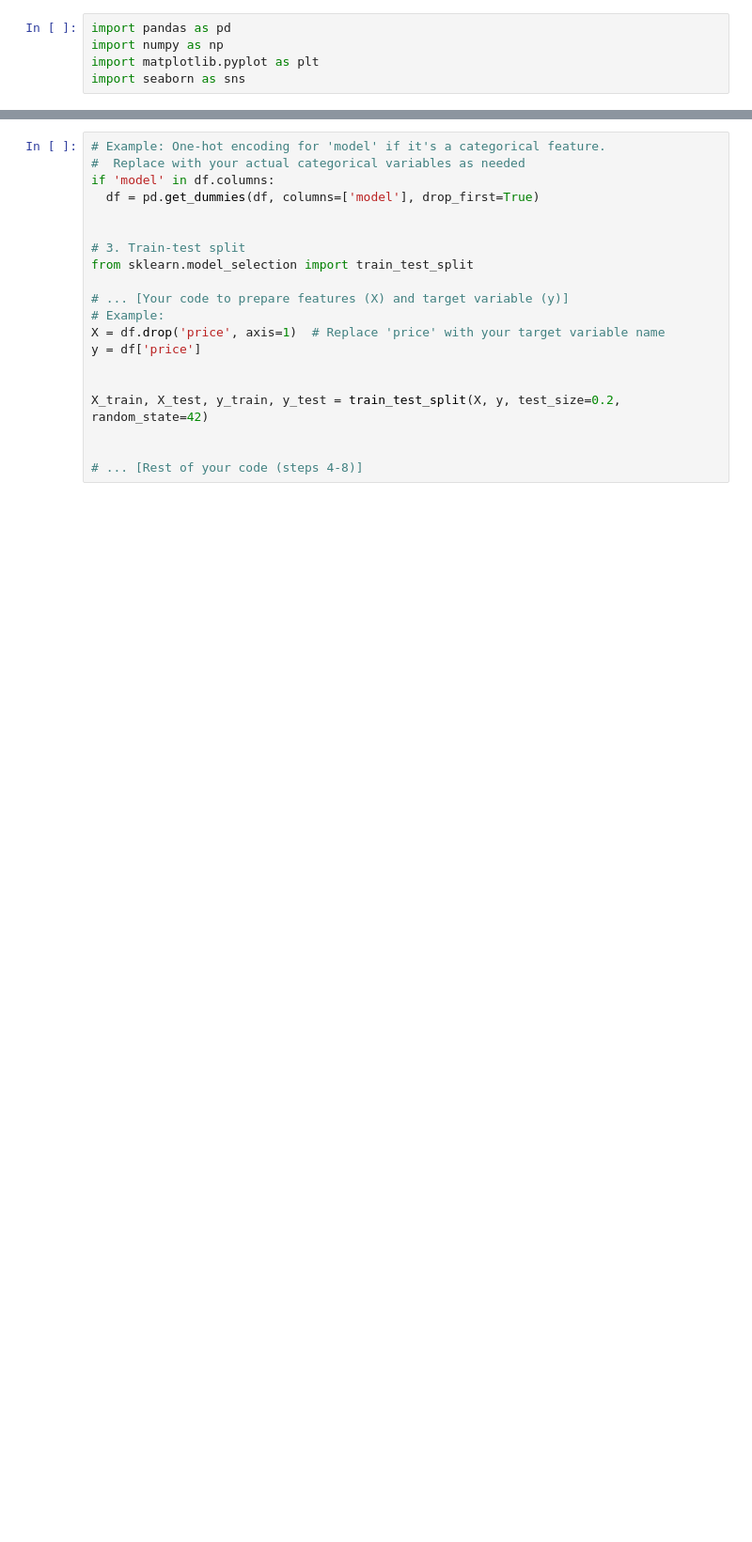
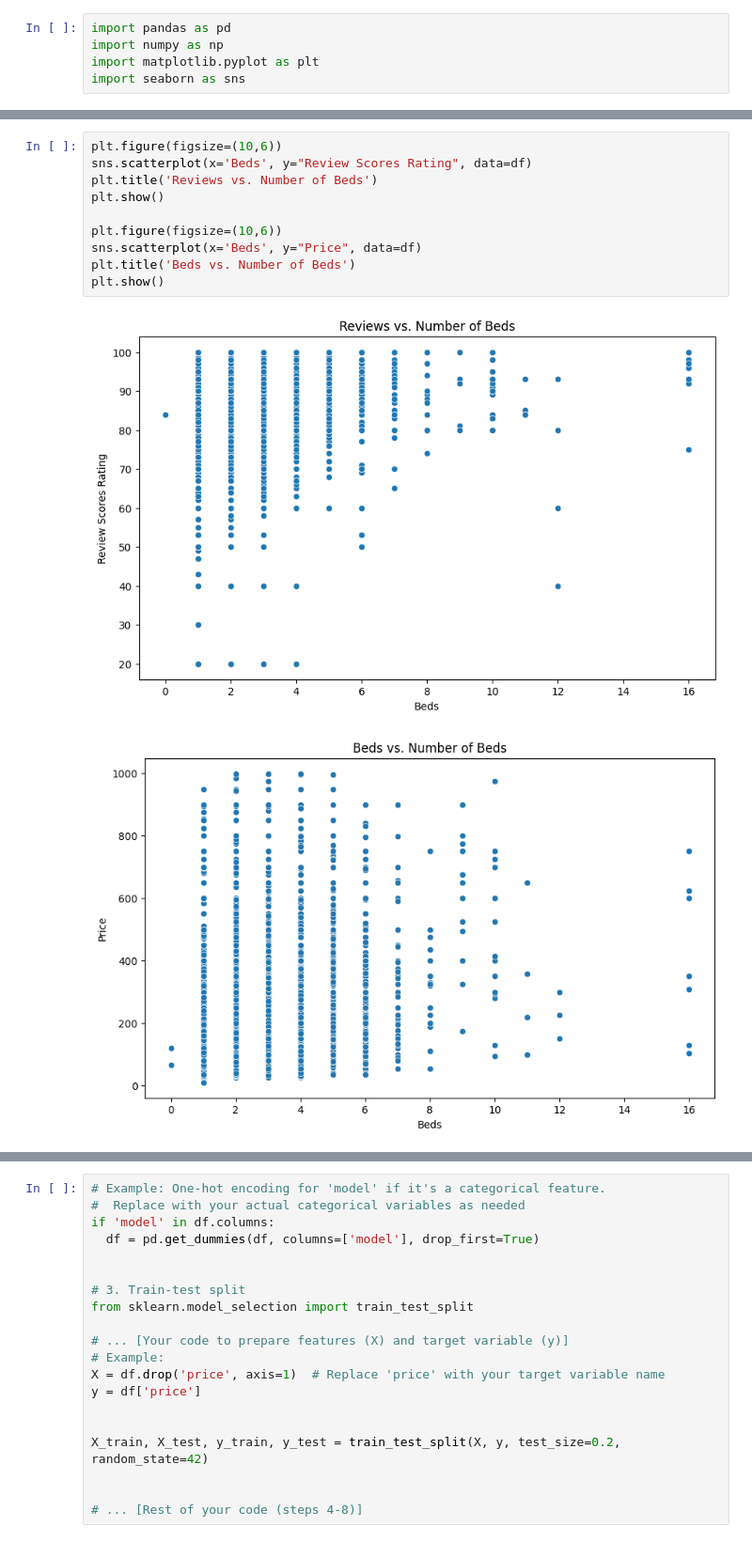
Before and after one commit to fwx5ax/linearModels, a Jupyter notebook: lab/lab_notebook_applied.ipynb, the cells around one changed output, grey strips where cells are left out. Shown at 94% size. Saved outputs shown, nothing was run; the diff lists cells and outputs as text; blank space fills up the shorter version.

```diff
--- a/lab/lab_notebook_applied.ipynb
+++ b/lab/lab_notebook_applied.ipynb
@@ -58,0 +115,13 @@ plt.show()
+# %%
+plt.figure(figsize=(10,6))
+sns.scatterplot(x='Beds', y="Review Scores Rating", data=df)
+plt.title('Reviews vs. Number of Beds')
+plt.show()
+
+plt.figure(figsize=(10,6))
+sns.scatterplot(x='Beds', y="Price", data=df)
+plt.title('Beds vs. Number of Beds')
+plt.show()
+# %% [output]
+[figure, added]
+[figure, added]
```
Also changed, not shown: parts of 14 cells of this notebook.
